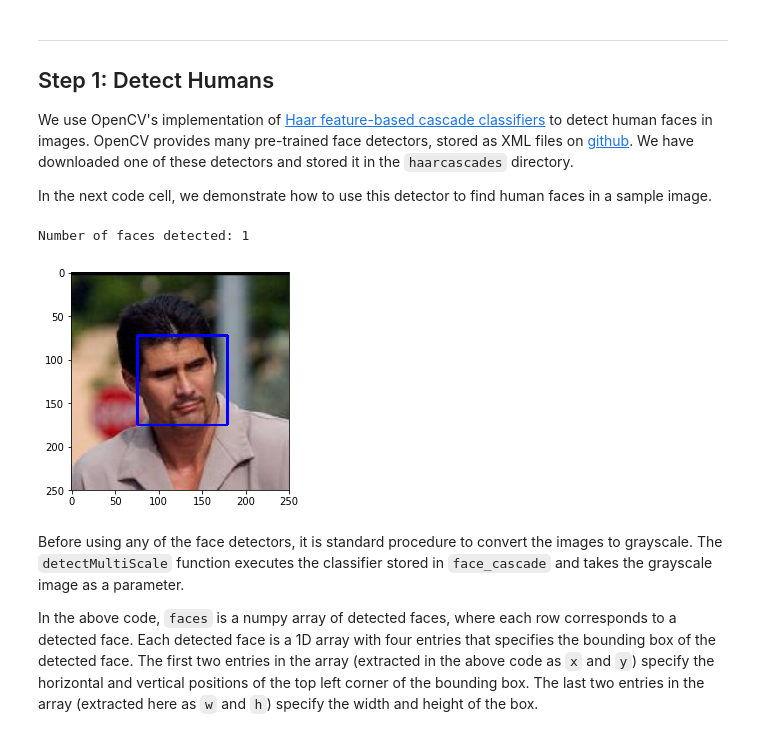
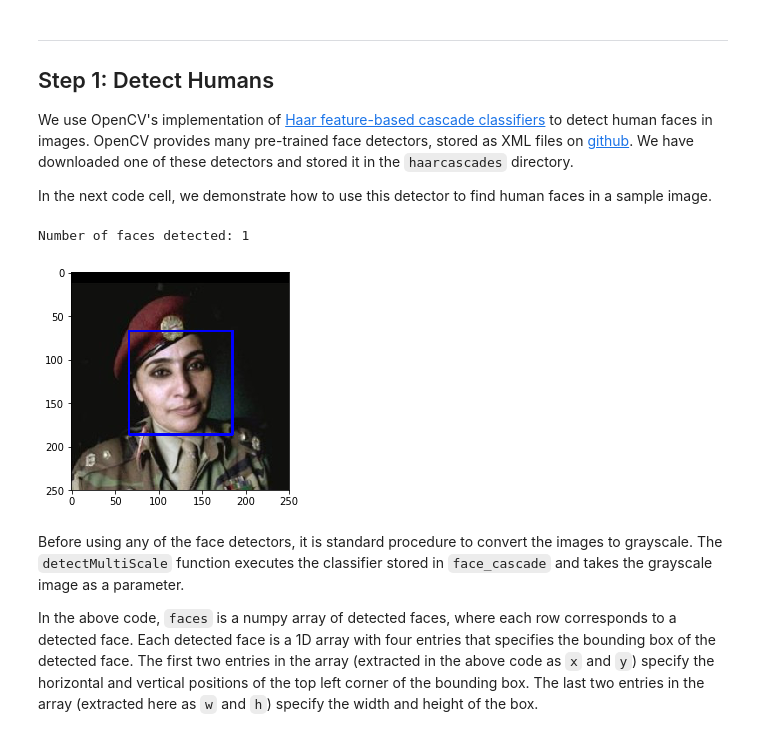
Before and after one commit to svetlitskiy/dog-project, a Jupyter notebook: dog_app.ipynb, the cells around one changed output. Drawn from its saved outputs; the diff is of its cells as text; code cells hidden in the pictures.

```diff
--- a/dog_app.ipynb
+++ b/dog_app.ipynb
@@ -95,7 +96,7 @@ import random
 random.seed(8675309)
 
 # load filenames in shuffled human dataset
-human_files = np.array(glob("lfw/*/*"))
+human_files = np.array(glob("/data/lfw/*/*"))
 random.shuffle(human_files)
 
 # print statistics about the dataset
@@ -114,35 +115,35 @@ In the next code cell, we demonstrate how to use this detector to find human fac
 import cv2
 import matplotlib.pyplot as plt
 %matplotlib inline
 
 # extract pre-trained face detector
 face_cascade = cv2.CascadeClassifier('haarcascades/haarcascade_frontalface_alt.xml')
 
 # load color (BGR) image
-img = cv2.imread(human_files[5776])
+img = cv2.imread(human_files[3])
 # convert BGR image to grayscale
 gray = cv2.cvtColor(img, cv2.COLOR_BGR2GRAY)
 
 # find faces in image
 faces = face_cascade.detectMultiScale(gray)
 
 # print number of faces detected in the image
 print('Number of faces detected:', len(faces))
 
 # get bounding box for each detected face
 for (x,y,w,h) in faces:
     # add bounding box to color image
     cv2.rectangle(img,(x,y),(x+w,y+h),(255,0,0),2)
 
 # convert BGR image to RGB for plotting
 cv_rgb = cv2.cvtColor(img, cv2.COLOR_BGR2RGB)
 
 # display the image, along with bounding box
 plt.imshow(cv_rgb)
 plt.show()
 # %% [output]
 Number of faces detected: 1
-[figure, old version]
+[figure, new version]
 # %% [markdown]
 Before using any of the face detectors, it is standard procedure to convert the images to grayscale.  The `detectMultiScale` function executes the classifier stored in `face_cascade` and takes the grayscale image as a parameter.
 
```
Also changed, not shown: parts of 26 cells of this notebook.
